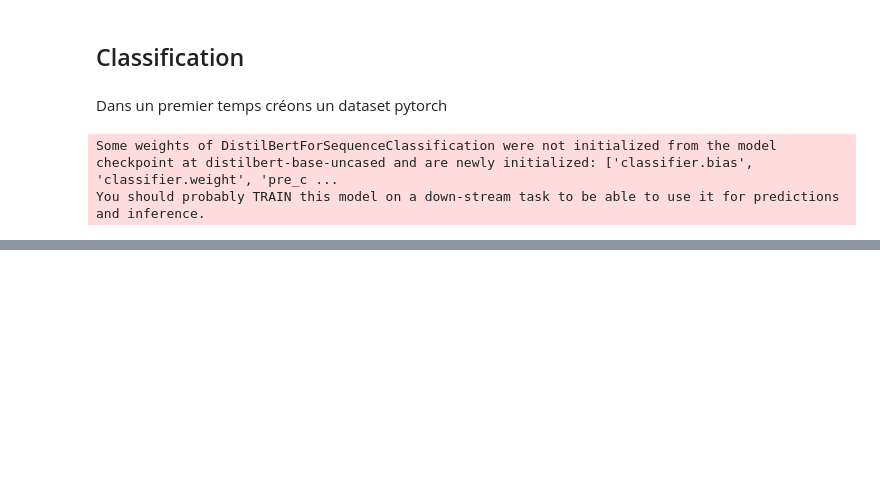
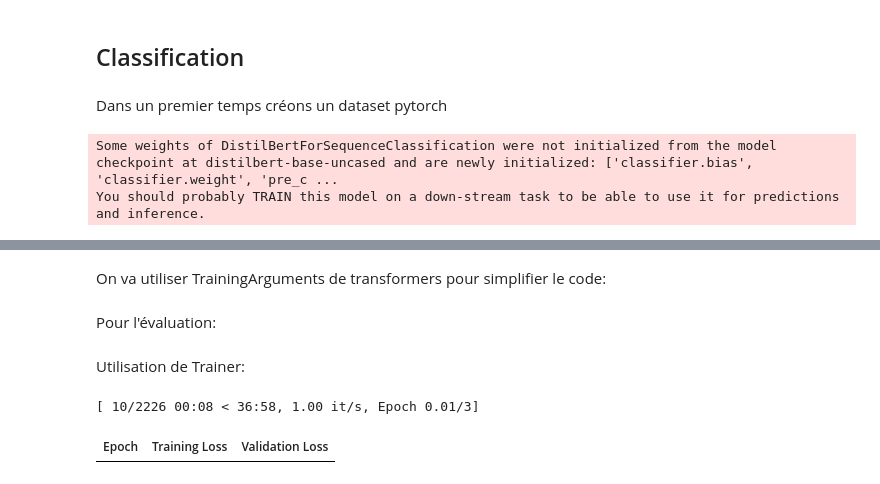
Before and after one commit to daphnemaschas/Sentiment-Analysis, a Jupyter notebook: notebooks/bert_roberta_model.ipynb, the cells around one changed output, grey strips where cells are left out. Drawn from its saved outputs; the diff is of its cells as text; code cells hidden in the pictures; blank space fills up the shorter version.

Commit message:
:hammer: discovered trainer from transformers which simplifies a lot the code

```diff
--- a/notebooks/bert_roberta_model.ipynb
+++ b/notebooks/bert_roberta_model.ipynb
@@ -147,8 +152,0 @@ train_loader = DataLoader(train_dataset, batch_size=16, shuffle=True)
-# %%
-val_dataset = TensorDataset(
-    X_val["input_ids"],
-    X_val["attention_mask"],
-    torch.tensor(y_val_tensor)
-)
-
-val_loader = DataLoader(val_dataset, batch_size=16, shuffle=True)
@@ -216,0 +153,46 @@ print("Confusion matrix:\n", cm)
+# %% [markdown]
+On va utiliser TrainingArguments de transformers pour simplifier le code:
+# %%
+training_args = TrainingArguments(
+    output_dir="./results",
+    num_train_epochs=3,
+    per_device_train_batch_size=16,
+    per_device_eval_batch_size=16,
+    eval_strategy="epoch",
+    logging_strategy="steps",
+    logging_steps=50,
+    save_strategy="epoch",
+    load_best_model_at_end=True,
+    metric_for_best_model="accuracy",
+    seed=42
+)
+# %% [markdown]
+Pour l'évaluation:
+# %%
+from sklearn.metrics import accuracy_score, precision_recall_fscore_support
+
+def compute_metrics(p):
+    preds = p.predictions.argmax(-1)
+    labels = p.label_ids
+    precision, recall, f1, _ = precision_recall_fscore_support(labels, preds, average="binary")
+    acc = accuracy_score(labels, preds)
+    return {"accuracy": acc, "precision": precision, "recall": recall, "f1": f1}
+# %% [markdown]
+Utilisation de Trainer:
+# %%
+trainer = Trainer(
+    model=model,
+    args=training_args,
+    train_dataset=train_dataset,
+    eval_dataset=val_dataset,
+    compute_metrics=compute_metrics
+)
+
+# Fine-tune the model
+trainer.train()
+
+#Evaluate the model
+trainer.evaluate()
+# %% [output]
+[ 10/2226 00:08 < 36:58, 1.00 it/s, Epoch 0.01/3]
+| Epoch | Training Loss | Validation Loss |
```
Also changed, not shown: parts of 8 cells of this notebook, 1 other file.
